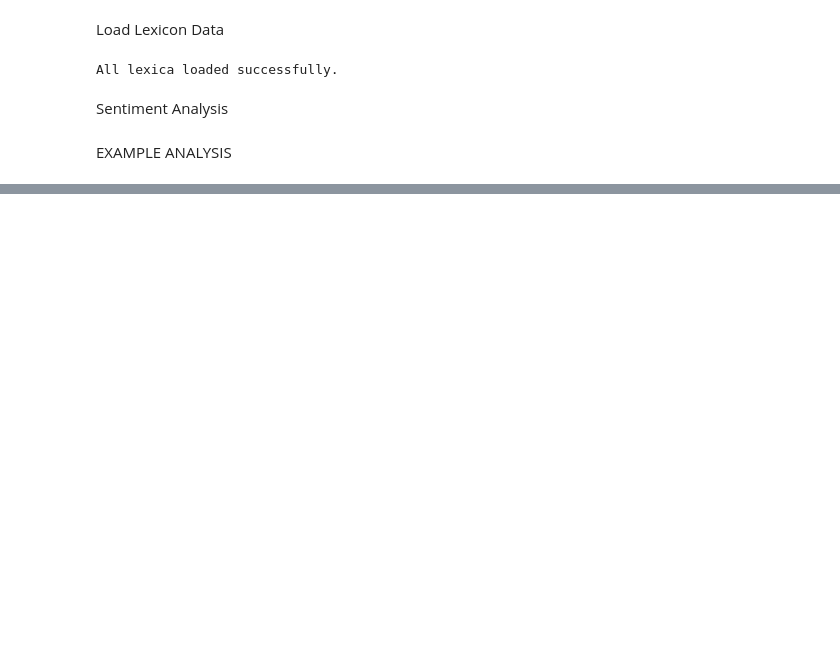
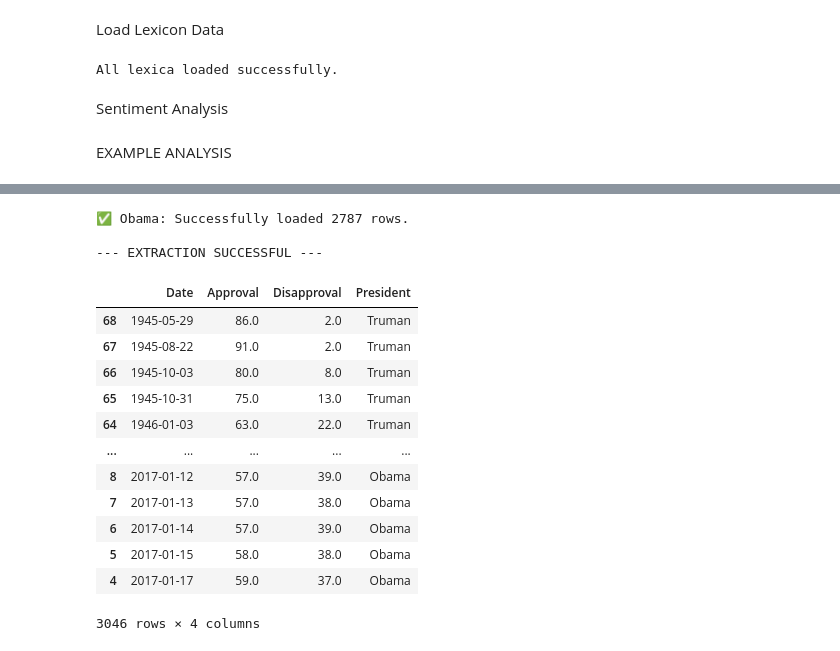
Before and after one commit to sps-unimi-it/intro-to-gh-classroom-sara-garbini, a Jupyter notebook: Exam_project.ipynb, the cells around one changed output, grey strips where cells are left out. Saved outputs shown, nothing was run; the diff lists cells and outputs as text; code cells hidden in the pictures; blank space fills up the shorter version.

```diff
--- a/Exam_project.ipynb
+++ b/Exam_project.ipynb
@@ -218,0 +388,64 @@ NRC result:
+# %%
+# Extraction of Gallup data from HTML files
+files = {
+    'Truman': 'Truman.html',
+    'Ford': 'Ford.html',
+    'Bush': 'Bush.html',
+    'Obama': 'Obama.html'
+}
+
+all_gallup_data = []
+
+print("Starting definitive extraction (position-based)...")
+
+for president_name, filename in files.items():
+    if os.path.exists(filename):
+        try:
+            # 1. Read all tables
+            tables = pd.read_html(filename)
+
+            # 2. Find the right table by its shape (Gallup tables are long and have ~6-7 columns)
+            target_df = None
+            for t in tables:
+                # The survey table usually has more than 20 rows and 5+ columns
+                if len(t) > 20 and t.shape[1] >= 5:
+                    # Check if 'Approving' or 'Disapproving' exists in the text
+                    if t.to_string().find('Approving') != -1:
+                        target_df = t
+                        break
+
+            if target_df is not None:
+                # 3. Create a clean dataframe by selecting columns by POSITION
+                # Based on the file Ford.html:
+                # Column 1: Start Date
+                # Column 4: Approval %
+                # Column 5: Disapproval %
+
+                temp_df = pd.DataFrame()
+
+                # Use .iloc to avoid looking for column names
+                temp_df['Date'] = pd.to_datetime(target_df.iloc[:, 1], errors='coerce')
+                temp_df['Approval'] = pd.to_numeric(target_df.iloc[:, 4], errors='coerce')
+                temp_df['Disapproval'] = pd.to_numeric(target_df.iloc[:, 5], errors='coerce')
+                temp_df['President'] = president_name
+
+                # Remove rows that are not data (like headers or empty rows)
+                clean_df = temp_df.dropna(subset=['Date', 'Approval']).copy()
+
+                if not clean_df.empty:
+                    all_gallup_data.append(clean_df)
+                    print(f"✅ {president_name}: Successfully loaded {len(clean_df)} rows.")
+            else:
+                print(f"❌ {president_name}: Survey table not detected.")
+
+        except Exception as e:
+            print(f"❌ {president_name}: Error -> {e}")
+
+# 4. Final Merge
+if all_gallup_data:
+    df_gallup_final = pd.concat(all_gallup_data).sort_values('Date')
+    print("\n--- EXTRACTION SUCCESSFUL ---")
+    display(df_gallup_final)
+else:
+    print("\n[CRITICAL ERROR] No tables found. Ensure the file names match exactly.")
+# %% [output]
@@ -218,0 +456,16 @@ NRC result:
+✅ Obama: Successfully loaded 2787 rows.
+
+--- EXTRACTION SUCCESSFUL ---
+|  | Date | Approval | Disapproval | President |
+| 68 | 1945-05-29 | 86.0 | 2.0 | Truman |
+| 67 | 1945-08-22 | 91.0 | 2.0 | Truman |
+| 66 | 1945-10-03 | 80.0 | 8.0 | Truman |
+| 65 | 1945-10-31 | 75.0 | 13.0 | Truman |
+| 64 | 1946-01-03 | 63.0 | 22.0 | Truman |
+| ... | ... | ... | ... | ... |
+| 8 | 2017-01-12 | 57.0 | 39.0 | Obama |
+| 7 | 2017-01-13 | 57.0 | 38.0 | Obama |
+| 6 | 2017-01-14 | 57.0 | 39.0 | Obama |
+| 5 | 2017-01-15 | 58.0 | 38.0 | Obama |
+| 4 | 2017-01-17 | 59.0 | 37.0 | Obama |
+3046 rows × 4 columns
```
Also changed, not shown: parts of 14 cells of this notebook.
